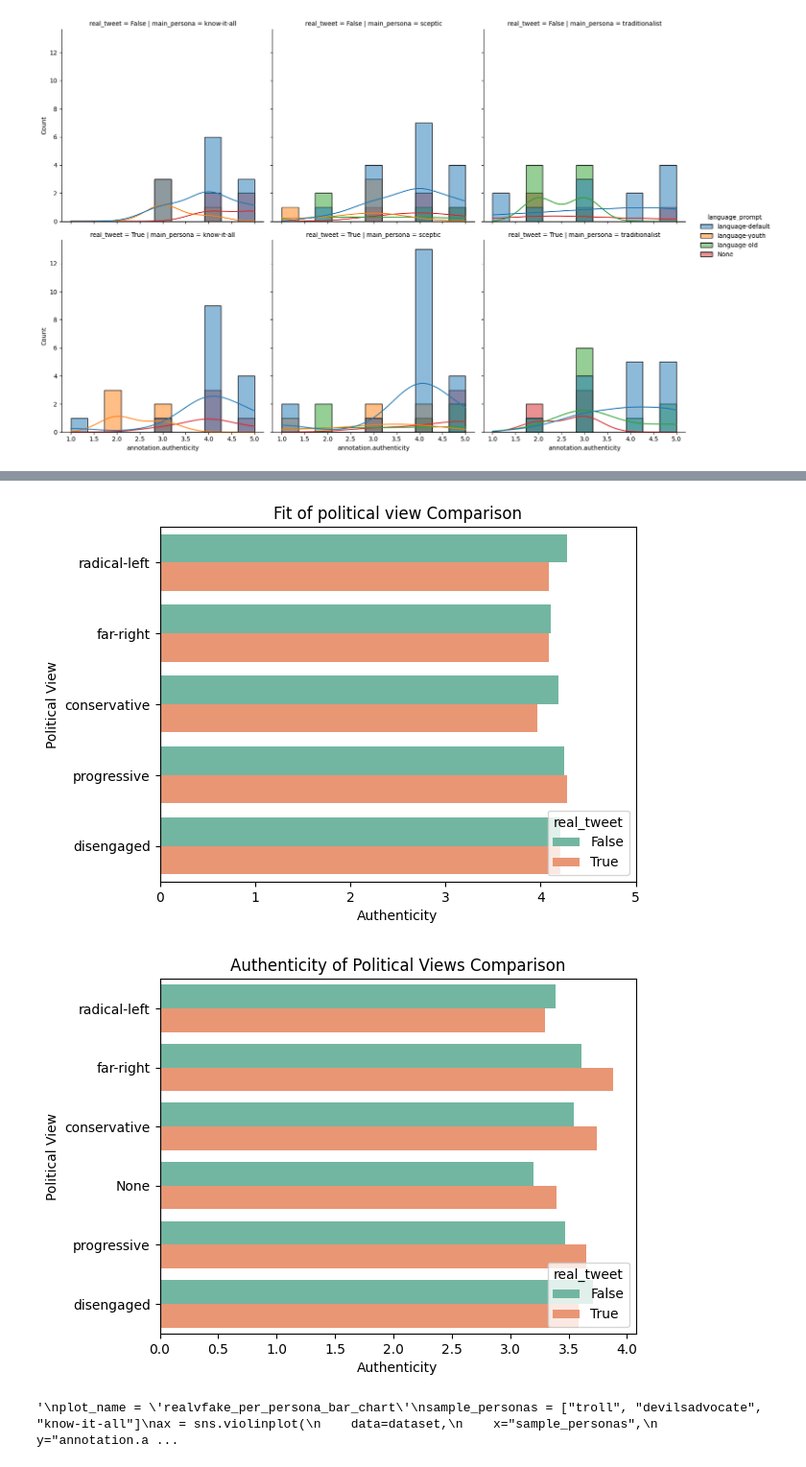
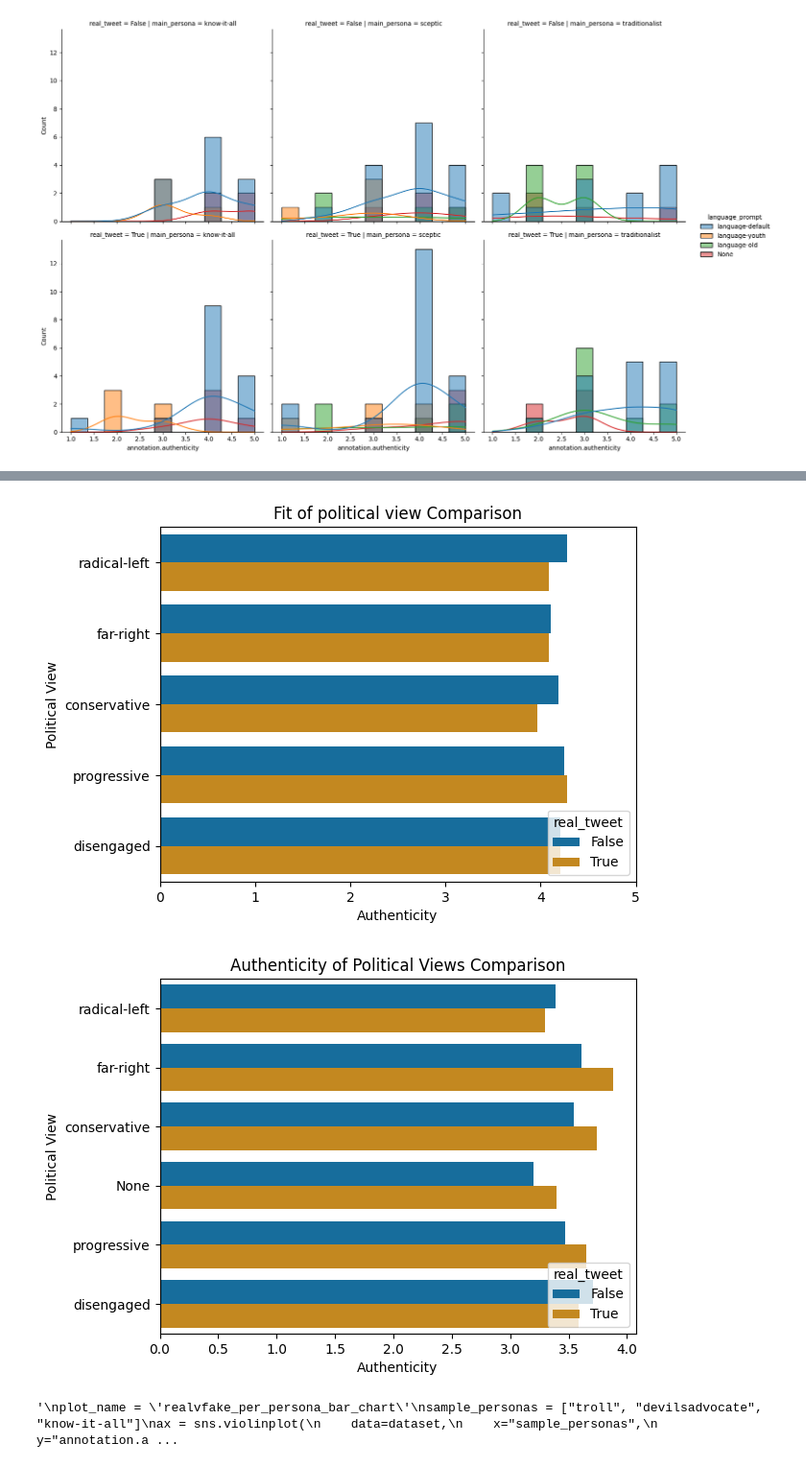
Before and after one commit to JanSt-nobot/TWON-Agents-RCS, a Jupyter notebook: experiments/RCS/0.1-Data-Processing.ipynb, the cells around one changed output, grey strips where cells are left out. Shown: that part at 96% size. Cells and saved outputs as stored; diff of their text form; code cells hidden in the pictures.

Commit message:
color pallete colorblind friendly

```diff
--- a/experiments/RCS/0.1-Data-Processing.ipynb
+++ b/experiments/RCS/0.1-Data-Processing.ipynb
@@ -371,7 +371,7 @@ Name: annotation.tone, dtype: float64
 # %%
 # compare fit of political opinion between real and generated tweets depending on political view
 plot_name = 'political_view_fit_realvfake_bar_chart'
-colors = sns.color_palette('Set2')
+colors = sns.color_palette('colorblind')
 ax = sns.barplot(y='political_view', x='annotation.politics', hue='real_tweet', data=dataset[dataset['political_view'] != 'None'], palette=colors, errorbar=None)
 ax.set_xlim(0, 5)  # Set x-axis limit to 5
 ax.set_title('Fit of political view Comparison')
@@ -380,20 +380,20 @@ ax.set_xlabel('Authenticity')
 sns.move_legend(ax, "lower right")
 ax.get_figure().savefig(f'{OUT_PATH}/{plot_name}.png', format="png", bbox_inches="tight")
 # %% [output]
-[figure, old version]
+[figure, new version]
 # %%
 # compare authenticity of political opinion between real and generated tweets depending on political view
 ax.set_xlim(0, 5)  # Set x-axis limit to 5
 plot_name = 'authenticity_realvfake_per_political_view_bar_chart'
-colors = sns.color_palette('Set2')
+colors = sns.color_palette('colorblind')
 ax = sns.barplot(x='annotation.authenticity', y='political_view', hue='real_tweet', data=dataset, palette=colors, errorbar=None)
 ax.set_title('Authenticity of Political Views Comparison')
 ax.set_ylabel('Political View')
 ax.set_xlabel('Authenticity')
 sns.move_legend(ax, "lower right")
 ax.get_figure().savefig(f'{OUT_PATH}/{plot_name}.png', format="png", bbox_inches="tight")
 # %% [output]
-[figure, old version]
+[figure, new version]
 # %%
 # real vs fake tweets
 """
```
Also changed, not shown: parts of 8 cells of this notebook, 10 other files.
